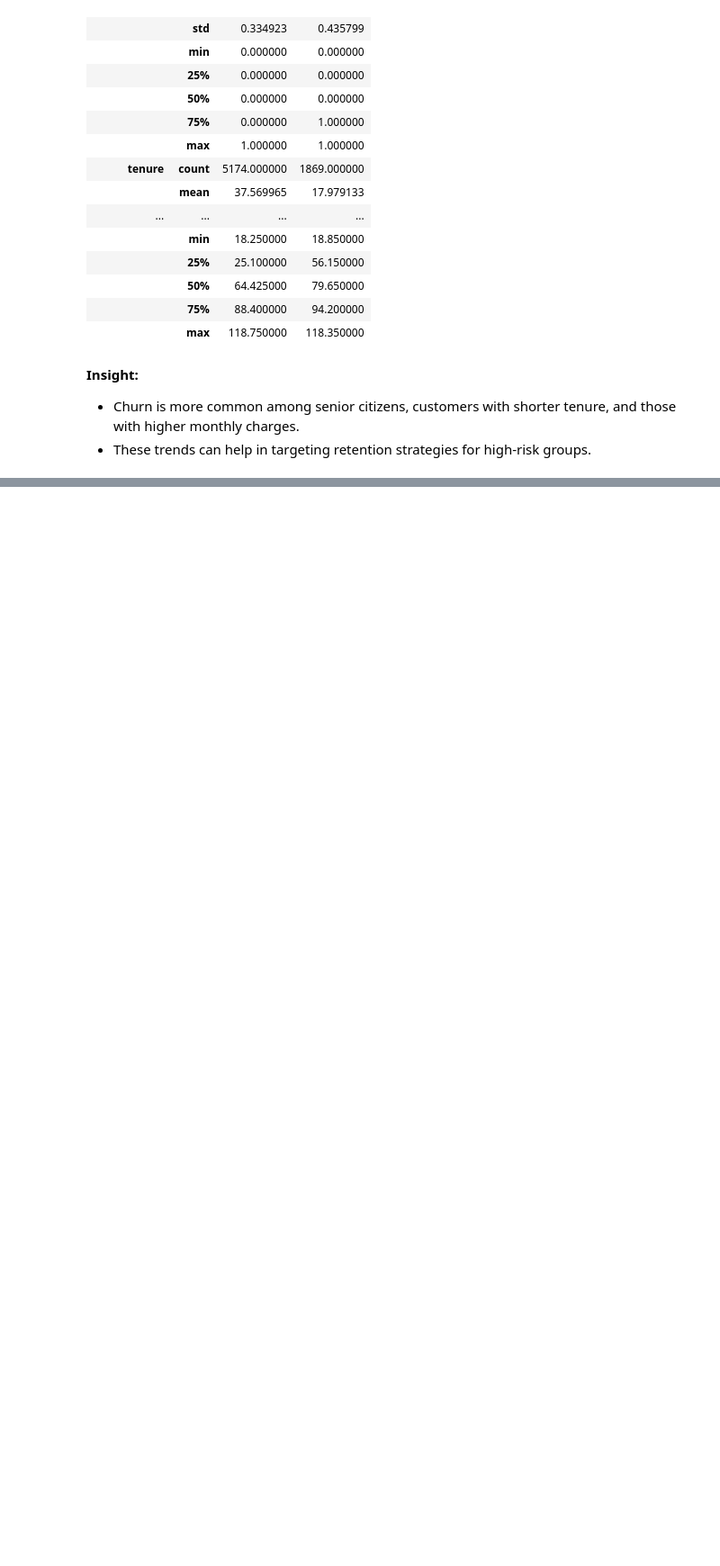
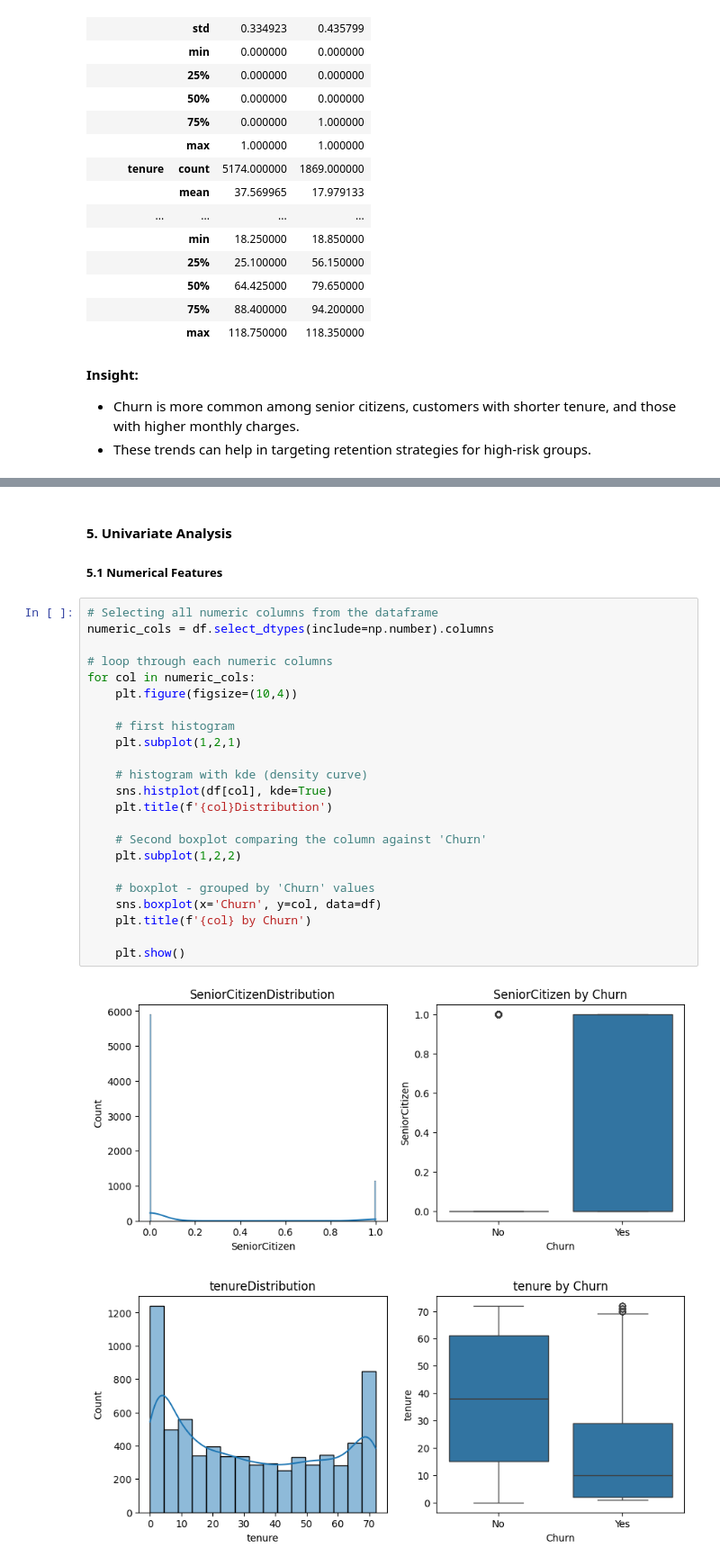
Before and after one commit to rixwan-khan/churn-prediction, a Jupyter notebook: notebooks/01_EDA_Hypothesis.ipynb, the cells around one changed output, grey strips where cells are left out. Shown at 90% size. Cells and saved outputs as stored; diff of their text form; blank space fills up the shorter version.

```diff
--- a/notebooks/01_EDA_Hypothesis.ipynb
+++ b/notebooks/01_EDA_Hypothesis.ipynb
@@ -92,0 +123,29 @@ churn_stats
+# %% [markdown]
+#### **5. Univariate Analysis**
+##### **5.1 Numerical Features**
+# %%
+# Selecting all numeric columns from the dataframe
+numeric_cols = df.select_dtypes(include=np.number).columns
+
+# loop through each numeric columns
+for col in numeric_cols:
+    plt.figure(figsize=(10,4))
+
+    # first histogram
+    plt.subplot(1,2,1)
+
+    # histogram with kde (density curve)
+    sns.histplot(df[col], kde=True)
+    plt.title(f'{col}Distribution')
+
+    # Second boxplot comparing the column against 'Churn'
+    plt.subplot(1,2,2)
+
+    # boxplot - grouped by 'Churn' values
+    sns.boxplot(x='Churn', y=col, data=df)
+    plt.title(f'{col} by Churn')
+
+    plt.show()
+# %% [output]
+[figure, added]
+[figure, added]
```
Also changed, not shown: parts of 17 cells of this notebook.
